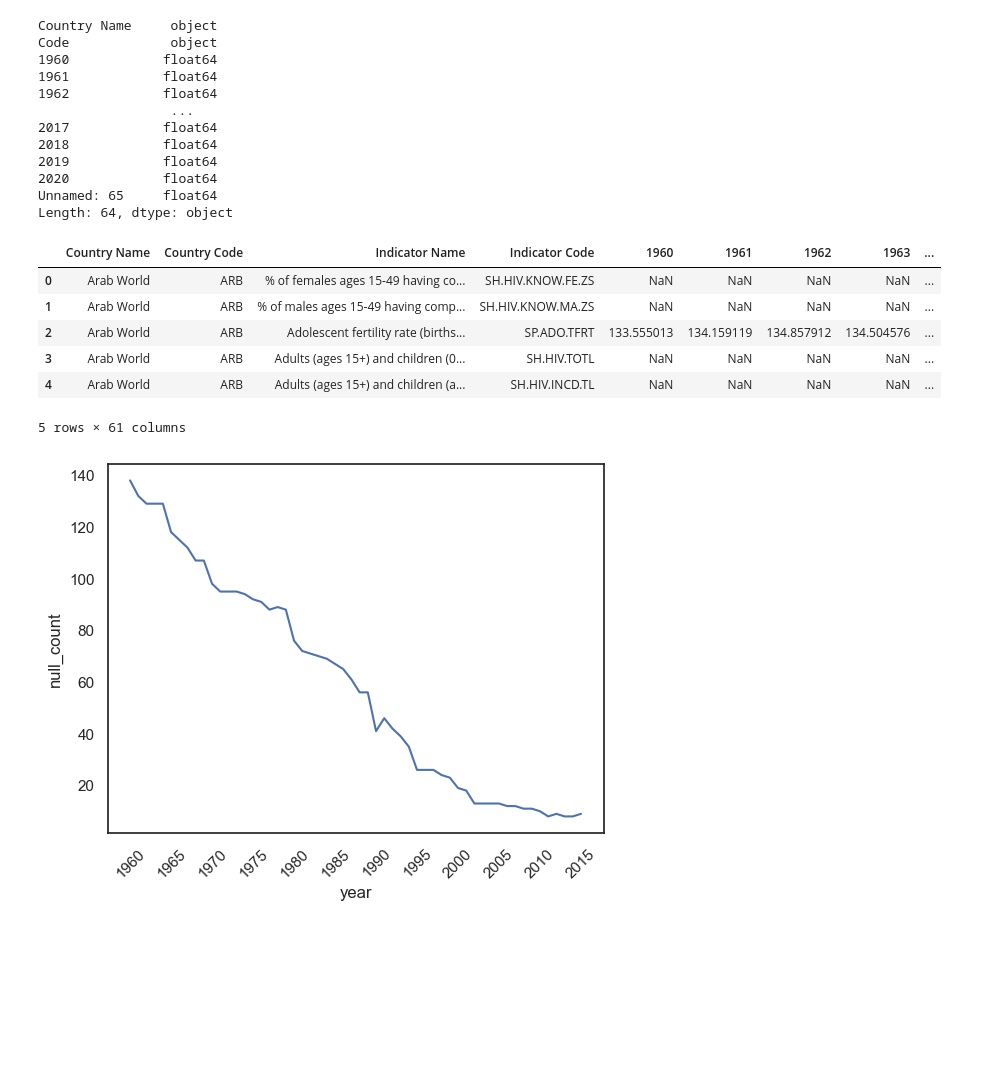
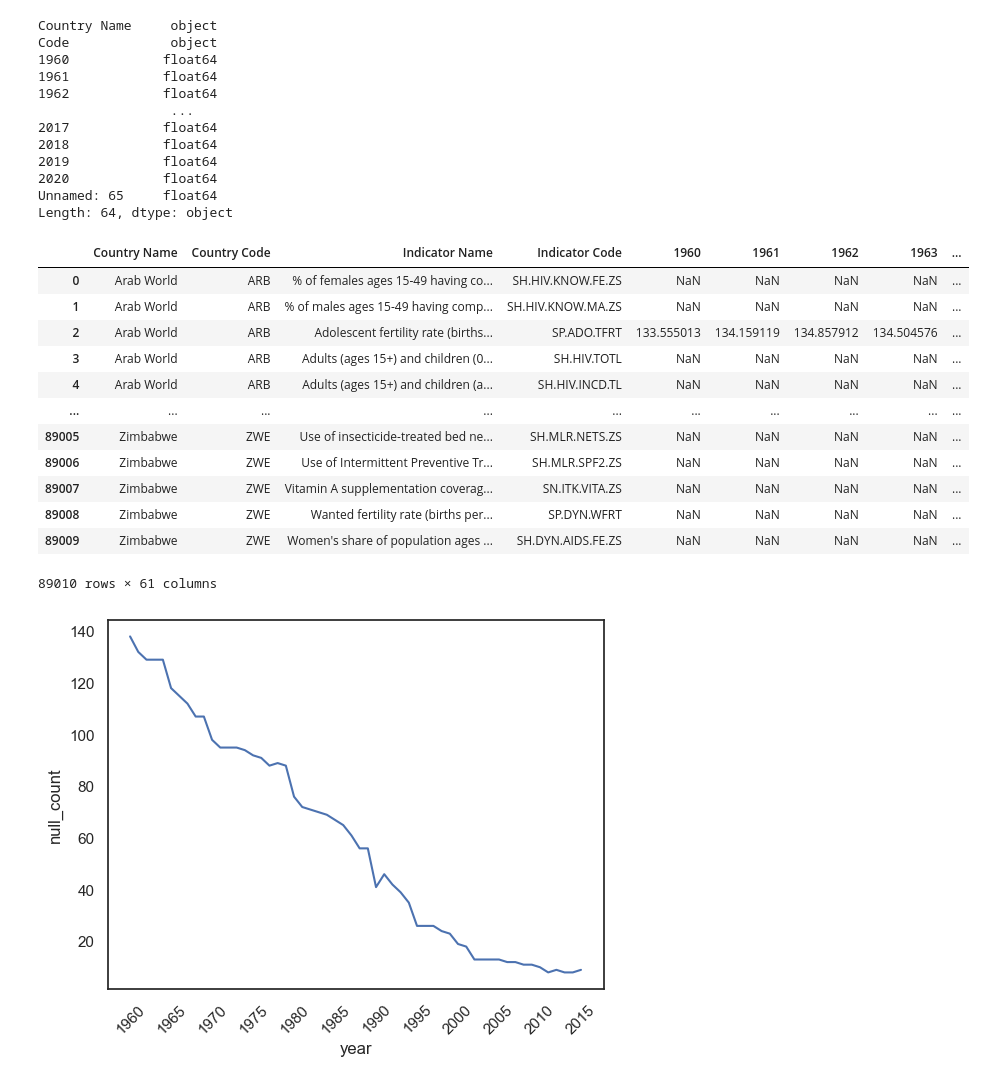
Before and after one commit to aishwaryabsk/GDP_Health_Analysis, a Jupyter notebook: GDP_Health_Analysis.ipynb, the cells around one changed output. Drawn from its saved outputs; the diff is of its cells as text; code cells hidden in the pictures; blank space fills up the shorter version.

```diff
--- a/GDP_Health_Analysis.ipynb
+++ b/GDP_Health_Analysis.ipynb
@@ -67,15 +67,21 @@ Code             object
 Unnamed: 65     float64
 Length: 64, dtype: object
 # %%
-nutr_df.head(5)
+nutr_df
 # %% [output]
 |  | Country Name | Country Code | Indicator Name | Indicator Code | 1960 | 1961 | 1962 | 1963 | ... |
 | 0 | Arab World | ARB | % of females ages 15-49 having co... | SH.HIV.KNOW.FE.ZS | NaN | NaN | NaN | NaN | ... |
 | 1 | Arab World | ARB | % of males ages 15-49 having comp... | SH.HIV.KNOW.MA.ZS | NaN | NaN | NaN | NaN | ... |
 | 2 | Arab World | ARB | Adolescent fertility rate (births... | SP.ADO.TFRT | 133.555013 | 134.159119 | 134.857912 | 134.504576 | ... |
 | 3 | Arab World | ARB | Adults (ages 15+) and children (0... | SH.HIV.TOTL | NaN | NaN | NaN | NaN | ... |
 | 4 | Arab World | ARB | Adults (ages 15+) and children (a... | SH.HIV.INCD.TL | NaN | NaN | NaN | NaN | ... |
+| ... | ... | ... | ... | ... | ... | ... | ... | ... | ... |
+| 89005 | Zimbabwe | ZWE | Use of insecticide-treated bed ne... | SH.MLR.NETS.ZS | NaN | NaN | NaN | NaN | ... |
+| 89006 | Zimbabwe | ZWE | Use of Intermittent Preventive Tr... | SH.MLR.SPF2.ZS | NaN | NaN | NaN | NaN | ... |
+| 89007 | Zimbabwe | ZWE | Vitamin A supplementation coverag... | SN.ITK.VITA.ZS | NaN | NaN | NaN | NaN | ... |
+| 89008 | Zimbabwe | ZWE | Wanted fertility rate (births per... | SP.DYN.WFRT | NaN | NaN | NaN | NaN | ... |
+| 89009 | Zimbabwe | ZWE | Women's share of population ages ... | SH.DYN.AIDS.FE.ZS | NaN | NaN | NaN | NaN | ... |
-5 rows × 61 columns
+89010 rows × 61 columns
 # %%
 null_year_df_gdp = pd.DataFrame()
 years=[]
```
Also changed, not shown: parts of 55 cells of this notebook.
